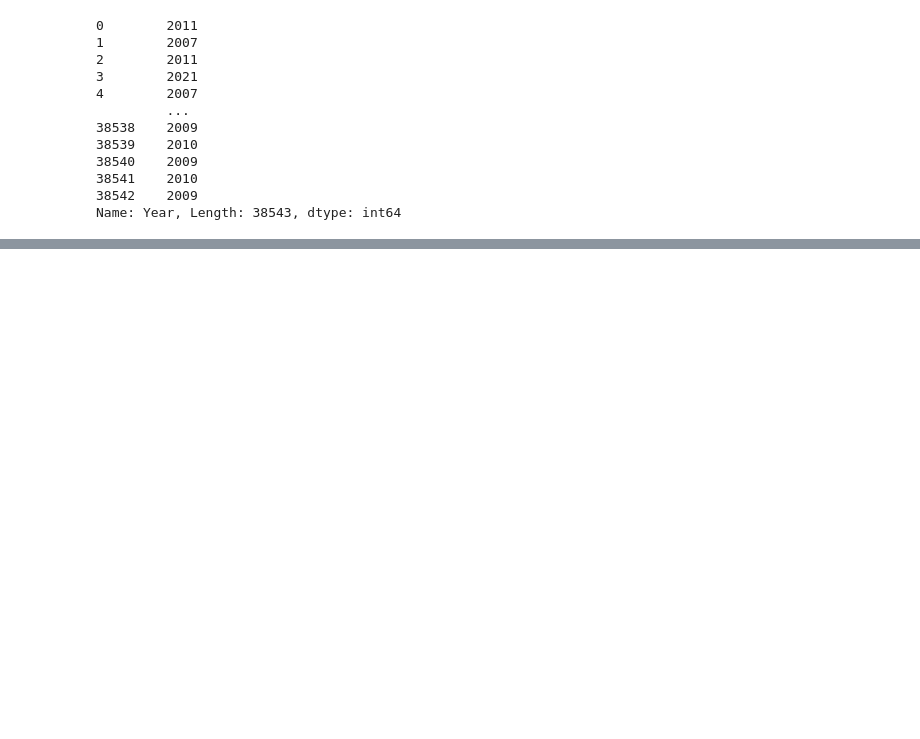
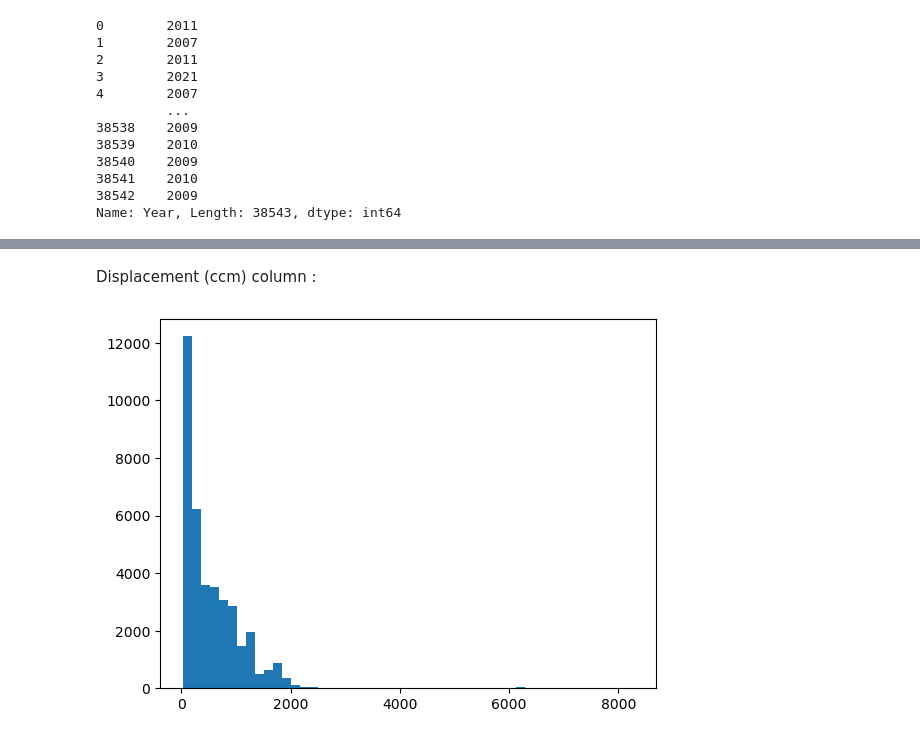
Before and after one commit to samamohamedd/IEEE-Tasks, a Jupyter notebook: task1-dataCleaning/code.ipynb, the cells around one changed output, grey strips where cells are left out. Saved outputs shown, nothing was run; the diff lists cells and outputs as text; code cells hidden in the pictures; blank space fills up the shorter version.

```diff
--- a/task1-dataCleaning/code.ipynb
+++ b/task1-dataCleaning/code.ipynb
@@ -211,0 +221,17 @@ df = df[df["Year"] <= 2024]
+# %%
+df.loc[:, "Category"] = df["Category"].str.strip().str.lower()
+
+category_map = {
+    "minibike, sport" : "minibike",
+    "minibike, cross" : "minibike",
+    "super motard" : "supermotard",
+    "cross / motocross" : "motocross",
+    "enduro / offroad" : "enduro",
+    "custom / cruiser" : "cruiser",
+    "prototype / concept model" : "concept",
+    "naked bike" : "naked",
+    "sport touring" : "sport",
+    "supermotard" : "motocross"
+}
+
+df.loc[:, "Category"] = df["Category"].replace(category_map)
@@ -211,0 +242,2 @@ df = df[df["Year"] <= 2024]
+# %%
+df.loc[:, "Category"] = df["Category"].astype("category")
@@ -211,0 +262,7 @@ df = df[df["Year"] <= 2024]
+# %% [markdown]
+Displacement (ccm) column :
+# %%
+plt.hist(df["Displacement (ccm)"], bins=50)
+plt.show()
+# %% [output]
+[figure, added]
```
Also changed, not shown: parts of 7 cells of this notebook.
